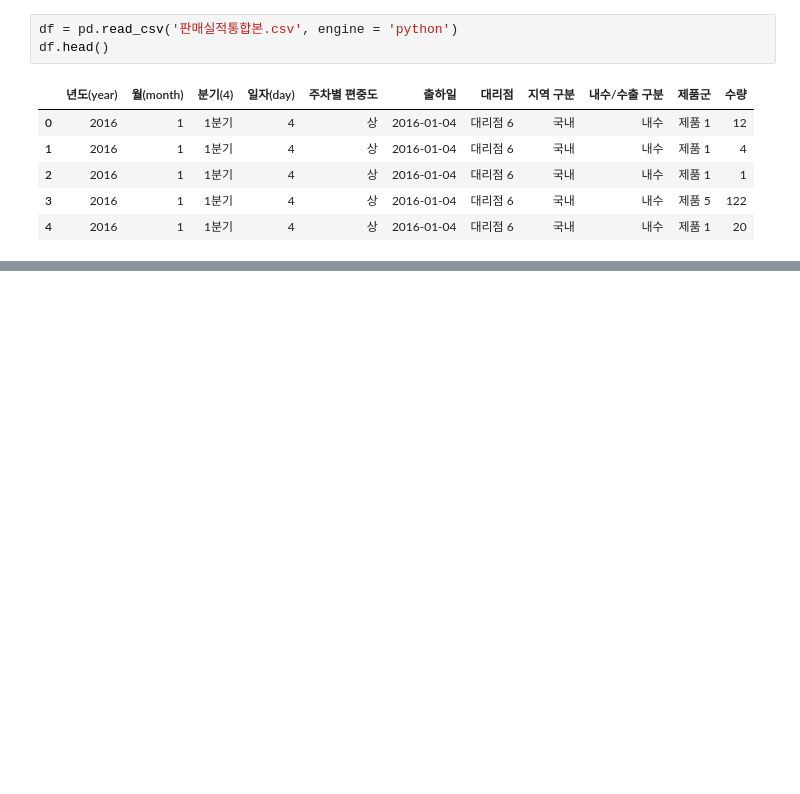
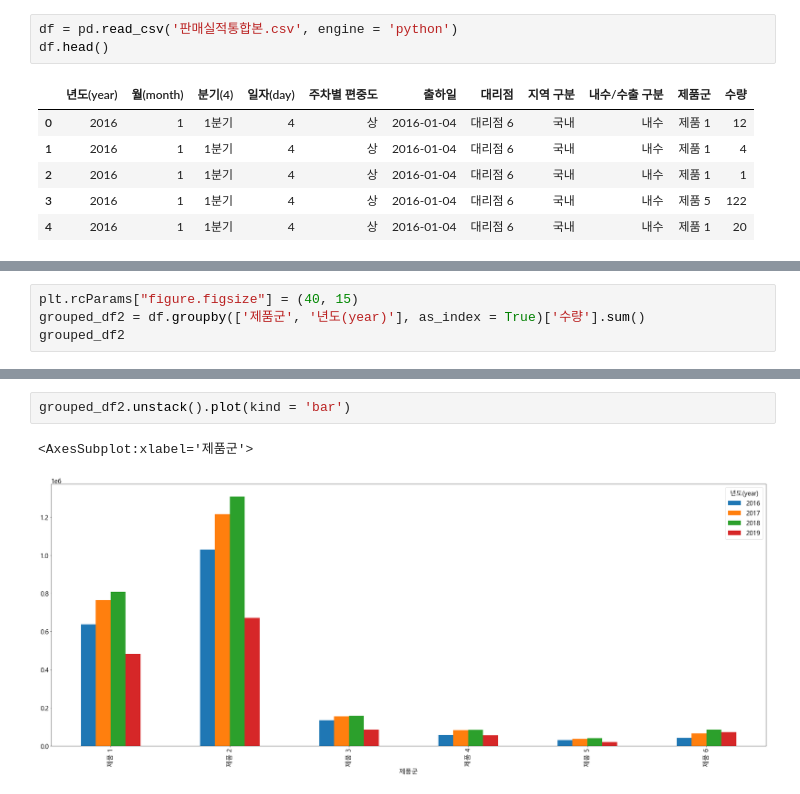
Before and after one commit to Huni0318/preprocessing, a Jupyter notebook: 07. 연습/practice1.ipynb, the cells around one changed output, grey strips where cells are left out. Saved outputs shown, nothing was run; the diff lists cells and outputs as text; blank space fills up the shorter version.

```diff
--- a/07. 연습/practice1.ipynb
+++ b/07. 연습/practice1.ipynb
@@ -485,0 +528,4 @@ df.head()
+# %%
+plt.rcParams["figure.figsize"] = (40, 15)
+grouped_df2 = df.groupby(['제품군', '년도(year)'], as_index = True)['수량'].sum()
+grouped_df2
@@ -485,0 +550,5 @@ df.head()
+# %%
+grouped_df2.unstack().plot(kind = 'bar')
+# %% [output]
+<AxesSubplot:xlabel='제품군'>
+[figure, added]
```
Also changed, not shown: parts of 16 cells of this notebook.
